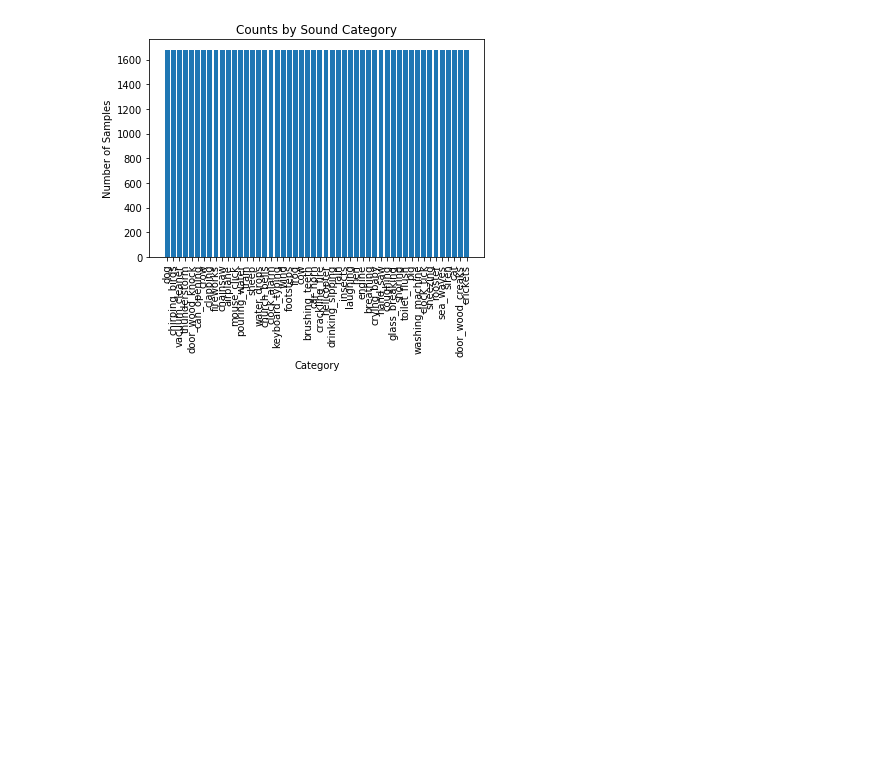
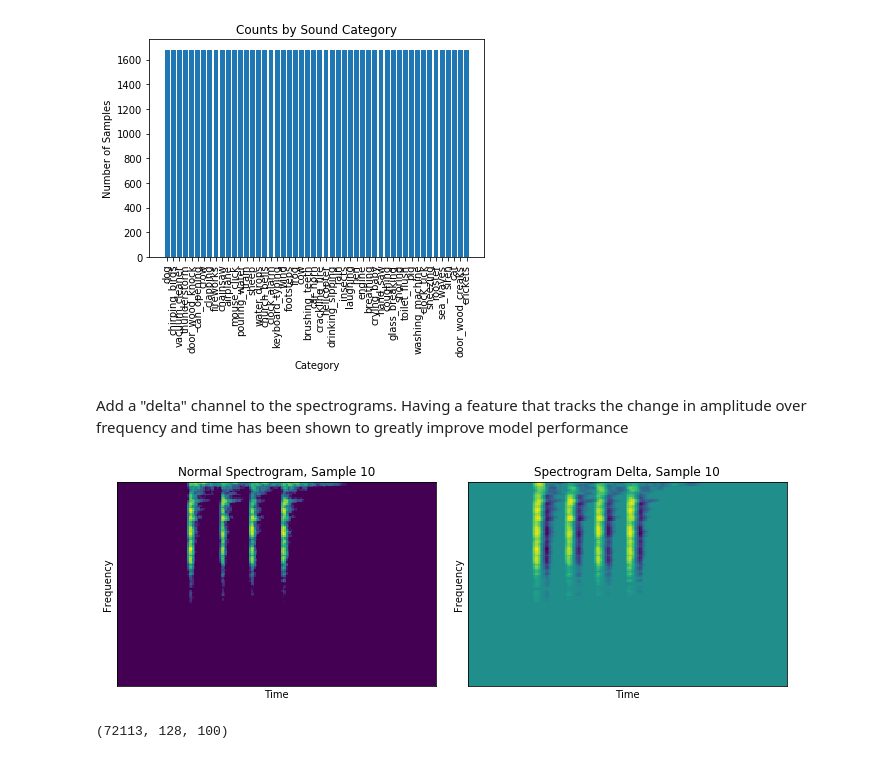
Before and after one commit to JosephStanderfer/Audio_Classification_Projects, a Jupyter notebook: SoundClassification_ESC50.ipynb, the cells around one changed output. Drawn from its saved outputs; the diff is of its cells as text; code cells hidden in the pictures; blank space fills up the shorter version.

Commit message:
added delta filter

```diff
--- a/SoundClassification_ESC50.ipynb
+++ b/SoundClassification_ESC50.ipynb
@@ -247,0 +244,41 @@ plt.show()
+# %% [markdown]
+Add a "delta" channel to the spectrograms. Having a feature that tracks the change in amplitude over frequency and time has been shown to greatly improve model performance
+# %%
+sample_idx = 10
+sample_spec = getSpectrogram(10)
+delta = librosa.feature.delta(sample_spec)
+
+#create shared plot
+fig = plt.figure(figsize=(12, 6))
+grid = plt.GridSpec(1, 2, wspace=0.1, hspace=0.1)
+ax_spec = fig.add_subplot(grid[0, 0])
+ax_delta = fig.add_subplot(grid[0, 1])
+
+#plot regular spectrogram
+ax_spec.imshow(sample_spec)
+ax_spec.set_title('Normal Spectrogram, Sample %d'%sample_idx)
+ax_spec.set_xlabel('Time')
+ax_spec.set_ylabel('Frequency')
+ax_spec.set_xticks([])
+ax_spec.set_yticks([])
+
+#plot example delta
+ax_delta.imshow(delta)
+ax_delta.set_title('Spectrogram Delta, Sample %d'%sample_idx)
+ax_delta.set_xlabel('Time')
+ax_delta.set_ylabel('Frequency')
+ax_delta.set_xticks([])
+ax_delta.set_yticks([])
+fig.show()
+# %% [output]
+[figure, added]
+# %%
+#create the delta feature and stack it onto X as a new channel
+Xd = np.array([librosa.feature.delta(spec) for spec in X])
+print(Xd.shape)
+
+#combine with the earlier cells
+X_2 = np.stack((X,Xd), axis=-1)
+print(X_2.shape)
+# %% [output]
+(72113, 128, 100)
```
Also changed, not shown: parts of 9 cells of this notebook.
